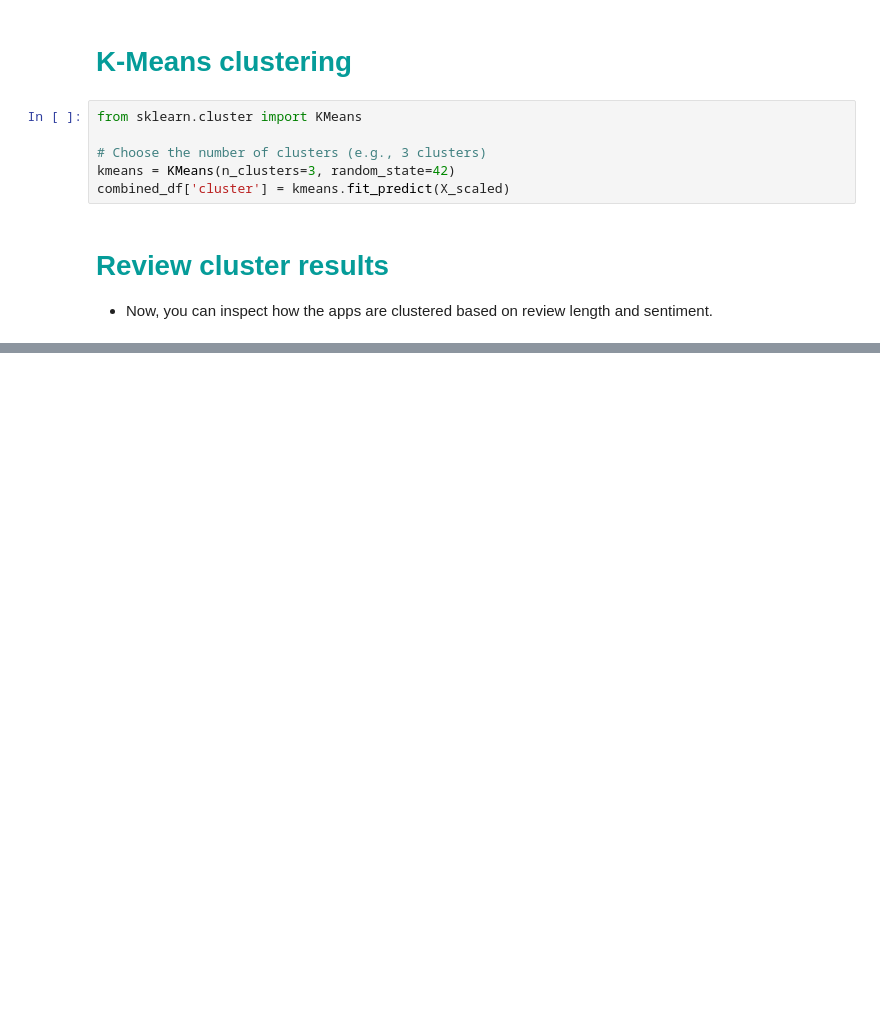
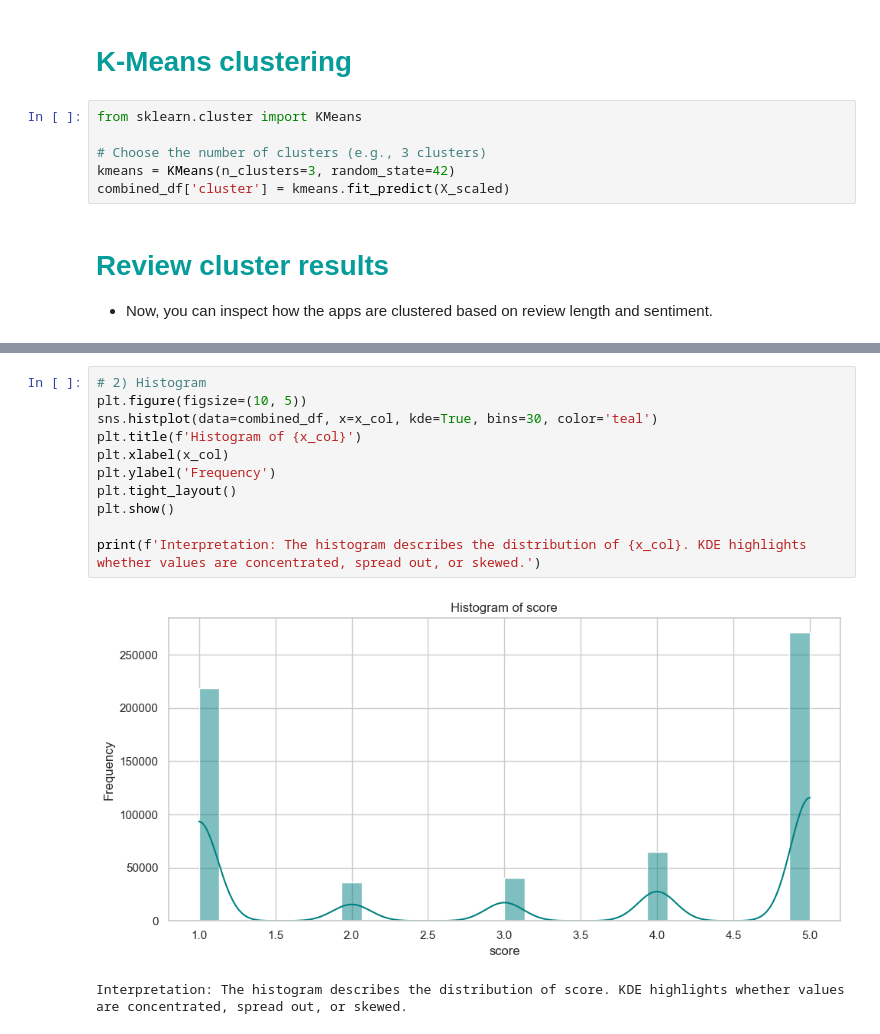
Before and after one commit to vinayakchandra/DS-online-shopping-review, a Jupyter notebook: shopping.ipynb, the cells around one changed output, grey strips where cells are left out. Drawn from its saved outputs; the diff is of its cells as text; blank space fills up the shorter version.

```diff
--- a/shopping.ipynb
+++ b/shopping.ipynb
@@ -301,0 +468,14 @@ plt.show()
+# %%
+# 2) Histogram
+plt.figure(figsize=(10, 5))
+sns.histplot(data=combined_df, x=x_col, kde=True, bins=30, color='teal')
+plt.title(f'Histogram of {x_col}')
+plt.xlabel(x_col)
+plt.ylabel('Frequency')
+plt.tight_layout()
+plt.show()
+
+print(f'Interpretation: The histogram describes the distribution of {x_col}. KDE highlights whether values are concentrated, spread out, or skewed.')
+# %% [output]
+[figure, added]
+Interpretation: The histogram describes the distribution of score. KDE highlights whether values are concentrated, spread out, or skewed.
```
Also changed, not shown: parts of 22 cells of this notebook, 1 other file.
